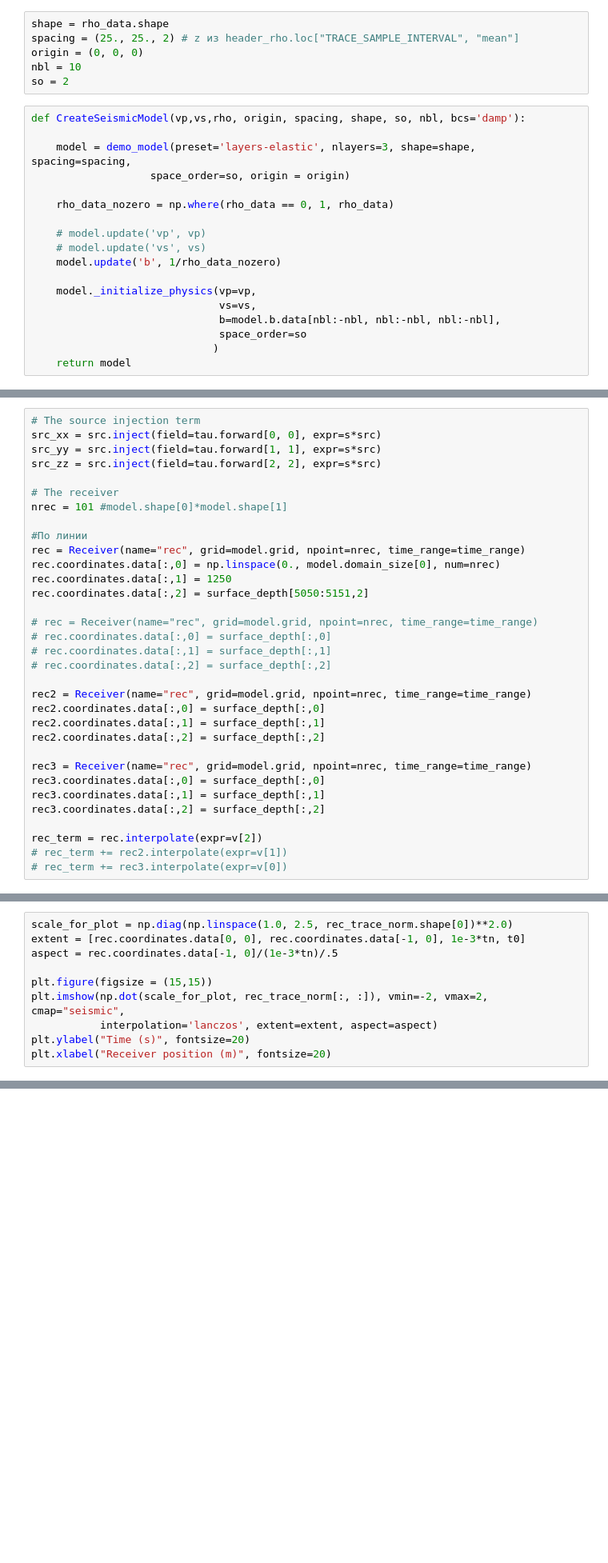
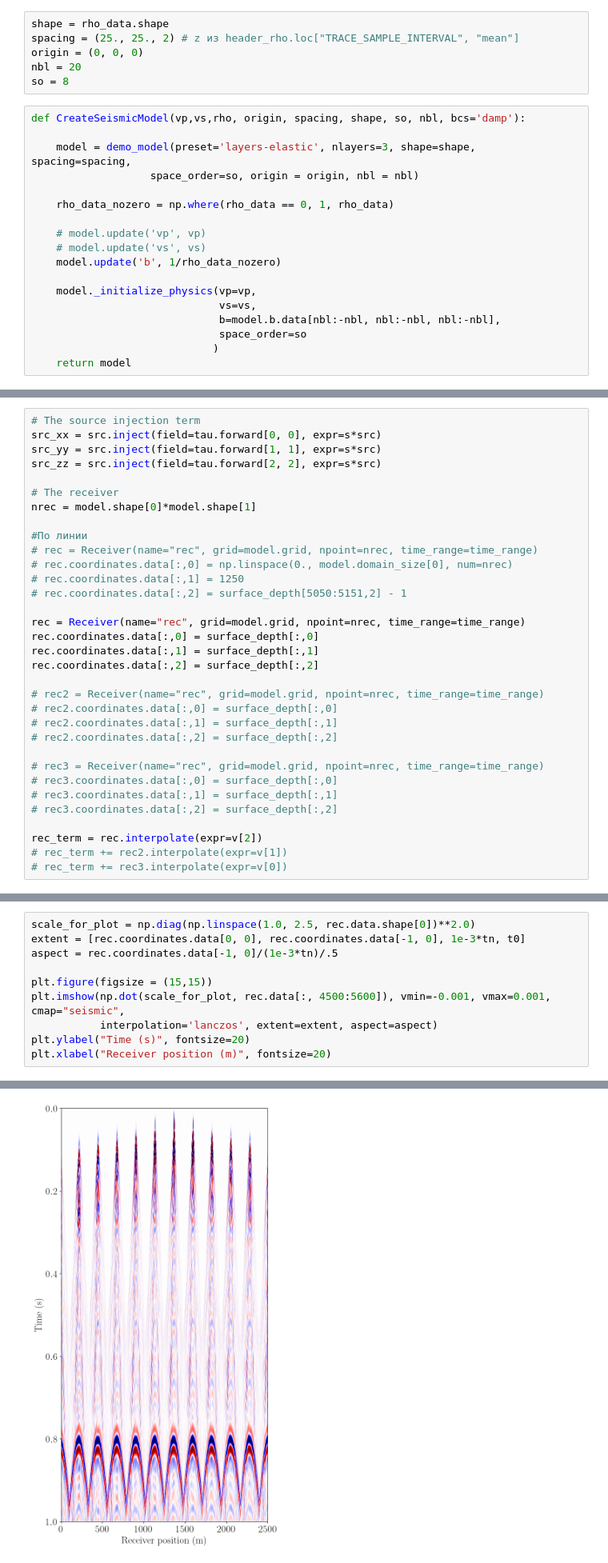
Before and after one commit to spaceswimmer/Seismic_modeling, a Jupyter notebook: Real_modeling.ipynb, the cells around one changed output, grey strips where cells are left out. Shown at 80% size. Cells and saved outputs as stored; diff of their text form; blank space fills up the shorter version.

```diff
--- a/Real_modeling.ipynb
+++ b/Real_modeling.ipynb
@@ -88,13 +88,13 @@ vs_data = (cube_vs.data[:,:,:]/1000).to_numpy()
 shape = rho_data.shape
 spacing = (25., 25., 2) # z из header_rho.loc["TRACE_SAMPLE_INTERVAL", "mean"]
 origin = (0, 0, 0)
-nbl = 10
-so = 2
+nbl = 20
+so = 8
 # %%
 def CreateSeismicModel(vp,vs,rho, origin, spacing, shape, so, nbl, bcs='damp'):
 
     model = demo_model(preset='layers-elastic', nlayers=3, shape=shape, spacing=spacing,
-                   space_order=so, origin = origin)
+                   space_order=so, origin = origin, nbl = nbl)
 
     rho_data_nozero = np.where(rho_data == 0, 1, rho_data)
 
@@ -201,28 +181,28 @@ src_yy = src.inject(field=tau.forward[1, 1], expr=s*src)
 src_zz = src.inject(field=tau.forward[2, 2], expr=s*src)
 
 # The receiver
-nrec = 101 #model.shape[0]*model.shape[1]
+nrec = model.shape[0]*model.shape[1]
 
 #По линии
+# rec = Receiver(name="rec", grid=model.grid, npoint=nrec, time_range=time_range)
+# rec.coordinates.data[:,0] = np.linspace(0., model.domain_size[0], num=nrec)
+# rec.coordinates.data[:,1] = 1250
+# rec.coordinates.data[:,2] = surface_depth[5050:5151,2] - 1
+
 rec = Receiver(name="rec", grid=model.grid, npoint=nrec, time_range=time_range)
-rec.coordinates.data[:,0] = np.linspace(0., model.domain_size[0], num=nrec)
-rec.coordinates.data[:,1] = 1250
-rec.coordinates.data[:,2] = surface_depth[5050:5151,2]
+rec.coordinates.data[:,0] = surface_depth[:,0]
+rec.coordinates.data[:,1] = surface_depth[:,1]
+rec.coordinates.data[:,2] = surface_depth[:,2]
 
-# rec = Receiver(name="rec", grid=model.grid, npoint=nrec, time_range=time_range)
-# rec.coordinates.data[:,0] = surface_depth[:,0]
-# rec.coordinates.data[:,1] = surface_depth[:,1]
-# rec.coordinates.data[:,2] = surface_depth[:,2]
+# rec2 = Receiver(name="rec", grid=model.grid, npoint=nrec, time_range=time_range)
+# rec2.coordinates.data[:,0] = surface_depth[:,0]
+# rec2.coordinates.data[:,1] = surface_depth[:,1]
+# rec2.coordinates.data[:,2] = surface_depth[:,2]
 
-rec2 = Receiver(name="rec", grid=model.grid, npoint=nrec, time_range=time_range)
-rec2.coordinates.data[:,0] = surface_depth[:,0]
-rec2.coordinates.data[:,1] = surface_depth[:,1]
-rec2.coordinates.data[:,2] = surface_depth[:,2]
-
-rec3 = Receiver(name="rec", grid=model.grid, npoint=nrec, time_range=time_range)
-rec3.coordinates.data[:,0] = surface_depth[:,0]
-rec3.coordinates.data[:,1] = surface_depth[:,1]
-rec3.coordinates.data[:,2] = surface_depth[:,2]
+# rec3 = Receiver(name="rec", grid=model.grid, npoint=nrec, time_range=time_range)
+# rec3.coordinates.data[:,0] = surface_depth[:,0]
+# rec3.coordinates.data[:,1] = surface_depth[:,1]
+# rec3.coordinates.data[:,2] = surface_depth[:,2]
 
 rec_term = rec.interpolate(expr=v[2])
 # rec_term += rec2.interpolate(expr=v[1])
@@ -329,10 +286,11 @@ rec.data.shape
 # %%
-scale_for_plot = np.diag(np.linspace(1.0, 2.5, rec_trace_norm.shape[0])**2.0)
+scale_for_plot = np.diag(np.linspace(1.0, 2.5, rec.data.shape[0])**2.0)
 extent = [rec.coordinates.data[0, 0], rec.coordinates.data[-1, 0], 1e-3*tn, t0]
 aspect = rec.coordinates.data[-1, 0]/(1e-3*tn)/.5
 
 plt.figure(figsize = (15,15))
-plt.imshow(np.dot(scale_for_plot, rec_trace_norm[:, :]), vmin=-2, vmax=2, cmap="seismic",
+plt.imshow(np.dot(scale_for_plot, rec.data[:, 4500:5600]), vmin=-0.001, vmax=0.001, cmap="seismic",
            interpolation='lanczos', extent=extent, aspect=aspect)
 plt.ylabel("Time (s)", fontsize=20)
 plt.xlabel("Receiver position (m)", fontsize=20)
+# %% [output]
@@ -339 +298,2 @@ plt.xlabel("Receiver position (m)", fontsize=20)
+[figure, added]
 # %%
```
Also changed, not shown: parts of 27 cells of this notebook.
